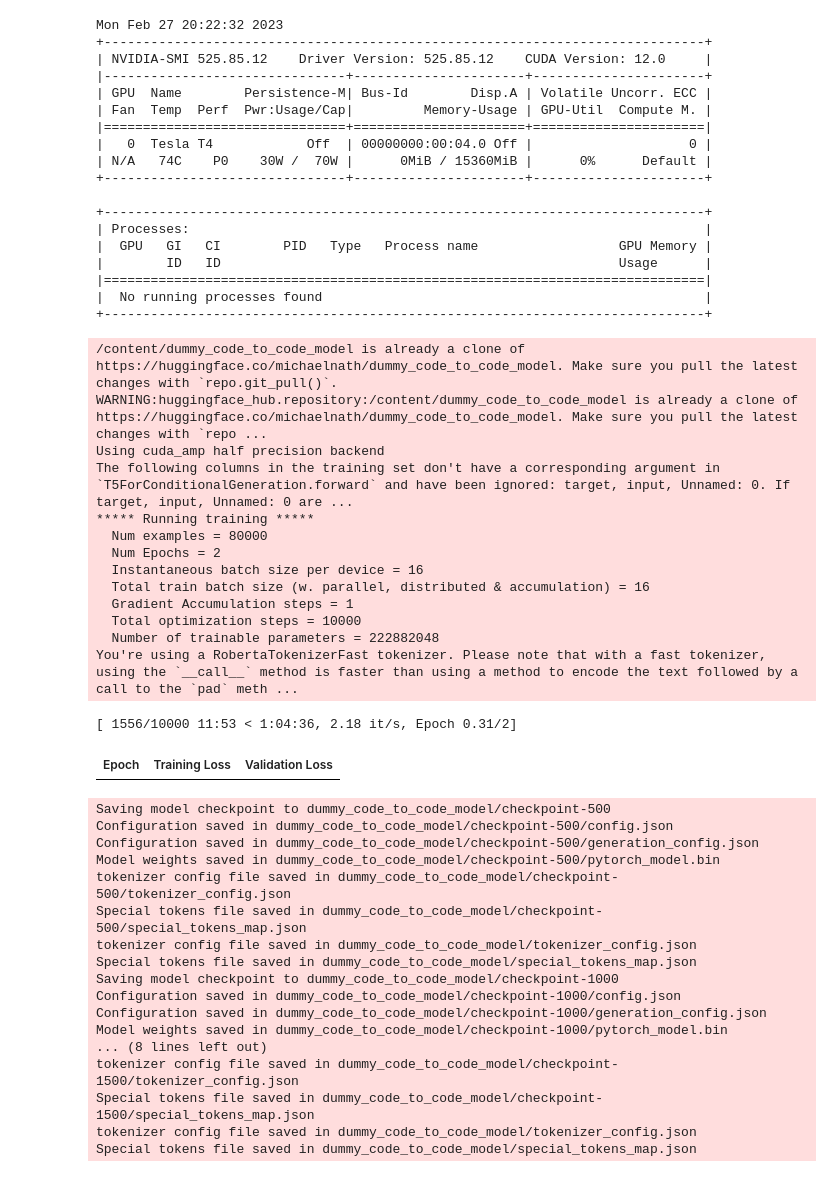
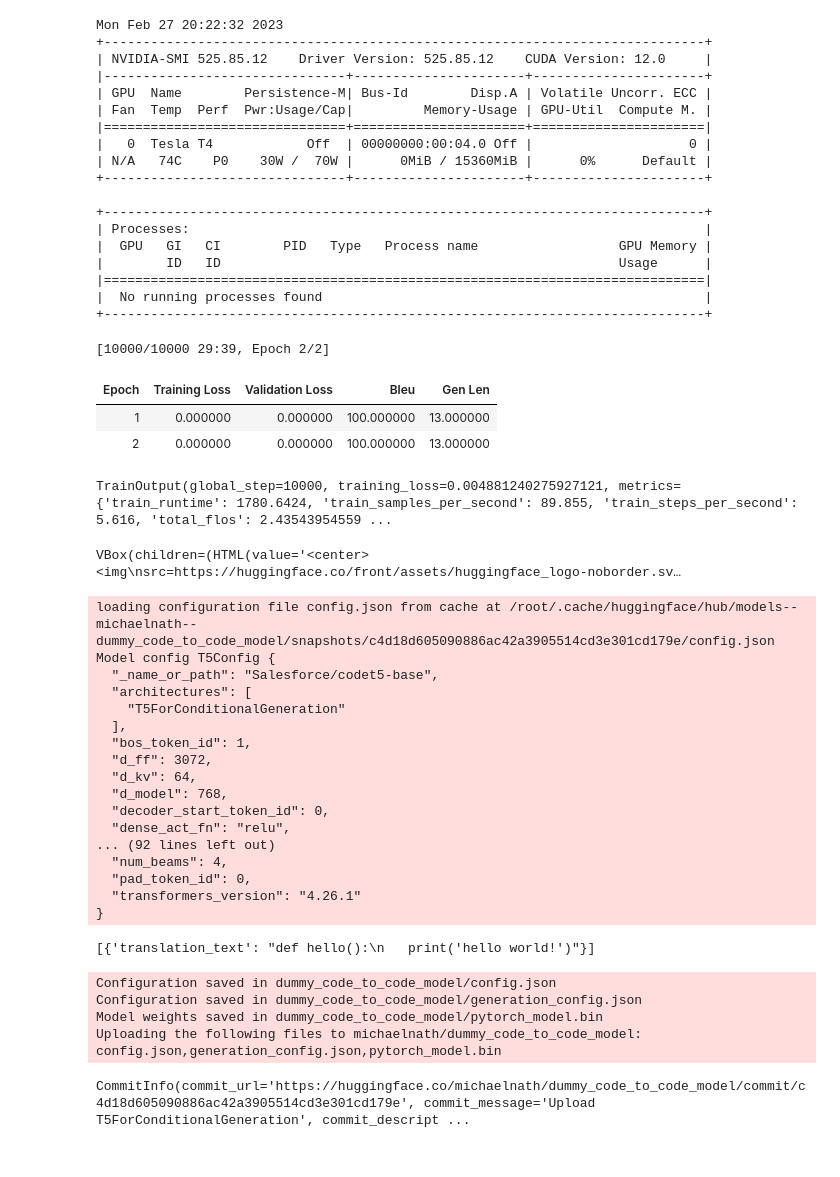
Before and after one commit to ShounakRay/CodeSage, a Jupyter notebook: Modules/Code2Code/Extracontent/codet5-bug-free.ipynb, the cells around one changed output. Drawn from its saved outputs; the diff is of its cells as text; code cells hidden in the pictures.

Commit message:
dummy seq 2 seq works

```diff
--- a/Modules/Code2Code/Extracontent/codet5-bug-free.ipynb
+++ b/Modules/Code2Code/Extracontent/codet5-bug-free.ipynb
@@ -136,62 +145,73 @@ Mon Feb 27 20:22:32 2023
 # %%
 from transformers import Seq2SeqTrainingArguments, Seq2SeqTrainer, T5ForConditionalGeneration, DataCollatorForSeq2Seq
 model = T5ForConditionalGeneration.from_pretrained("Salesforce/codet5-base")
 data_collator = DataCollatorForSeq2Seq(tokenizer=tokenizer, model=model)
 training_args = Seq2SeqTrainingArguments(
     output_dir="dummy_code_to_code_model",
     evaluation_strategy="epoch",
     learning_rate=2e-5,
     per_device_train_batch_size=16,
     per_device_eval_batch_size=16,
     weight_decay=0.01,
     save_total_limit=3,
     num_train_epochs=2,
     predict_with_generate=True,
     fp16=True,
-    push_to_hub=True,
+    push_to_hub=False,
 )
 
 trainer = Seq2SeqTrainer(
     model=model,
     args=training_args,
     train_dataset=tokenized_code["train"],
     eval_dataset=tokenized_code["test"],
     tokenizer=tokenizer,
     data_collator=data_collator,
     compute_metrics=compute_metrics,
 )
 
 trainer.train()
 # %% [output]
-/content/dummy_code_to_code_model is already a clone of https://huggingface.co/michaelnath/dummy_code_to_code_model. Make sure you pull the latest changes with `repo.git_pull()`.
-WARNING:huggingface_hub.repository:/content/dummy_code_to_code_model is already a clone of https://huggingface.co/michaelnath/dummy_code_to_code_model. Make sure you pull the latest changes with `repo ...
-Using cuda_amp half precision backend
-The following columns in the training set don't have a corresponding argument in `T5ForConditionalGeneration.forward` and have been ignored: target, input, Unnamed: 0. If target, input, Unnamed: 0 are ...
-***** Running training *****
-  Num examples = 80000
-  Num Epochs = 2
-  Instantaneous batch size per device = 16
-  Total train batch size (w. parallel, distributed & accumulation) = 16
-  Gradient Accumulation steps = 1
-  Total optimization steps = 10000
-  Number of trainable parameters = 222882048
-You're using a RobertaTokenizerFast tokenizer. Please note that with a fast tokenizer, using the `__call__` method is faster than using a method to encode the text followed by a call to the `pad` meth ...
+[10000/10000 29:39, Epoch 2/2]
+| Epoch | Training Loss | Validation Loss | Bleu | Gen Len |
+| 1 | 0.000000 | 0.000000 | 100.000000 | 13.000000 |
+| 2 | 0.000000 | 0.000000 | 100.000000 | 13.000000 |
-[ 1556/10000 11:53 < 1:04:36, 2.18 it/s, Epoch 0.31/2]
+TrainOutput(global_step=10000, training_loss=0.004881240275927121, metrics={'train_runtime': 1780.6424, 'train_samples_per_second': 89.855, 'train_steps_per_second': 5.616, 'total_flos': 2.43543954559 ...
-| Epoch | Training Loss | Validation Loss |
-Saving model checkpoint to dummy_code_to_code_model/checkpoint-500
-Configuration saved in dummy_code_to_code_model/checkpoint-500/config.json
-Configuration saved in dummy_code_to_code_model/checkpoint-500/generation_config.json
-Model weights saved in dummy_code_to_code_model/checkpoint-500/pytorch_model.bin
-tokenizer config file saved in dummy_code_to_code_model/checkpoint-500/tokenizer_config.json
-Special tokens file saved in dummy_code_to_code_model/checkpoint-500/special_tokens_map.json
-tokenizer config file saved in dummy_code_to_code_model/tokenizer_config.json
-Special tokens file saved in dummy_code_to_code_model/special_tokens_map.json
-Saving model checkpoint to dummy_code_to_code_model/checkpoint-1000
-Configuration saved in dummy_code_to_code_model/checkpoint-1000/config.json
-Configuration saved in dummy_code_to_code_model/checkpoint-1000/generation_config.json
-Model weights saved in dummy_code_to_code_model/checkpoint-1000/pytorch_model.bin
-... (8 lines left out)
-tokenizer config file saved in dummy_code_to_code_model/checkpoint-1500/tokenizer_config.json
-Special tokens file saved in dummy_code_to_code_model/checkpoint-1500/special_tokens_map.json
-tokenizer config file saved in dummy_code_to_code_model/tokenizer_config.json
-Special tokens file saved in dummy_code_to_code_model/special_tokens_map.json
+# %%
+notebook_login()
+# %% [output]
+VBox(children=(HTML(value='<center> <img\nsrc=https://huggingface.co/front/assets/huggingface_logo-noborder.sv…
+# %%
+from transformers import pipeline, T5ForConditionalGeneration, RobertaTokenizer
+text = "refine: def a(): return 1"
+model = T5ForConditionalGeneration.from_pretrained("michaelnath/dummy_code_to_code_model")
+tokenizer = RobertaTokenizer.from_pretrained("Salesforce/codet5-base")
+translator = pipeline("translation", model=model, tokenizer=tokenizer)
+translator(text)
+# %% [output]
+loading configuration file config.json from cache at /root/.cache/huggingface/hub/models--michaelnath--dummy_code_to_code_model/snapshots/c4d18d605090886ac42a3905514cd3e301cd179e/config.json
+Model config T5Config {
+  "_name_or_path": "Salesforce/codet5-base",
+  "architectures": [
+    "T5ForConditionalGeneration"
+  ],
+  "bos_token_id": 1,
+  "d_ff": 3072,
+  "d_kv": 64,
+  "d_model": 768,
+  "decoder_start_token_id": 0,
+  "dense_act_fn": "relu",
+... (92 lines left out)
+  "num_beams": 4,
+  "pad_token_id": 0,
+  "transformers_version": "4.26.1"
+}
+[{'translation_text': "def hello():\n   print('hello world!')"}]
+# %%
+model.push_to_hub("dummy_code_to_code_model")
+# %% [output]
+Configuration saved in dummy_code_to_code_model/config.json
+Configuration saved in dummy_code_to_code_model/generation_config.json
+Model weights saved in dummy_code_to_code_model/pytorch_model.bin
+Uploading the following files to michaelnath/dummy_code_to_code_model: config.json,generation_config.json,pytorch_model.bin
+CommitInfo(commit_url='https://huggingface.co/michaelnath/dummy_code_to_code_model/commit/c4d18d605090886ac42a3905514cd3e301cd179e', commit_message='Upload T5ForConditionalGeneration', commit_descript ...
```
Also changed, not shown: parts of 3 cells of this notebook.
